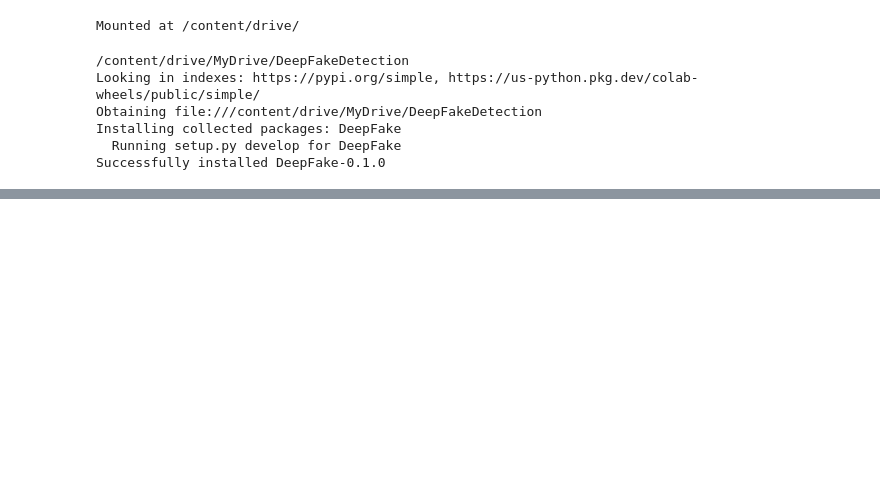
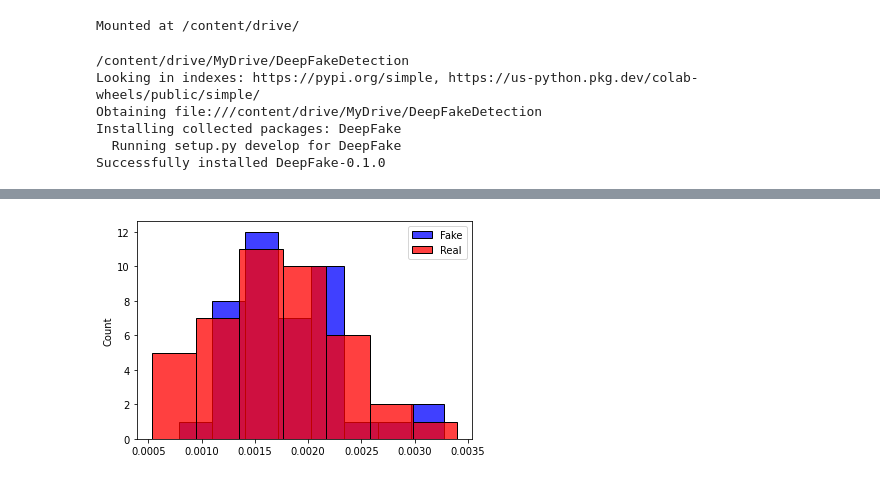
Before and after one commit to romitbarua/MultiModalDeepFake, a Jupyter notebook: TestingNotebooks/PCAvsMFCC.ipynb, the cells around one changed output, grey strips where cells are left out. Cells and saved outputs as stored; diff of their text form; code cells hidden in the pictures; blank space fills up the shorter version.

Commit message:
Updating file to handle all videos

```diff
--- a/TestingNotebooks/PCAvsMFCC.ipynb
+++ b/TestingNotebooks/PCAvsMFCC.ipynb
@@ -149,6 +156,7 @@ def generate_training_data(training_video_details, num_components):
     row_count = lip_frames_resized.shape[0]
 
     mfcc_features = librosa.feature.mfcc(y=audio, hop_length=int(sample_rate*librosa.get_duration(audio)/row_count)).T[:row_count, :]
+    mfcc_features = normalize(mfcc_features)
 
     if isinstance(lips_data, type(None)):
       lips_data = lip_frames_resized
@@ -178,6 +186,7 @@ def train_models(X, y):
   num_coef = y.shape[1]
   models = []
   for i in range(num_coef):
+    assert X.shape[0] == y[:, i].shape[0], 'X and y must have the same number of rows'
     model = LinearRegression().fit(X, y[:, i])
     models.append(model)
 
@@ -224,7 +251,19 @@ def eval_test_data(testing_video_details, pca, lips_data_mean, models, num_compo
     real_mfcc_errors = []
     fake_mfcc_errors = []
 
-    testing_id, real_lip_frames, fake_lip_frames, real_audio, fake_audio, real_sample_rate, fake_sample_rate = testing_video
+    testing_id, real_lip_frames, fake_lip_frames, real_audio, fake_audio, real_sample_rate, fake_sample_rate, real_video_path, fake_video_path = testing_video
+
+    if debug_mode:
+      print()
+      print('RUNNING TESTING FOR: ', testing_id)
+      print('Real Video Path: ', real_video_path)
+      print('Fake Video Path: ', fake_video_path)
+      print('--------------------------------------------')
+      print('--------------------------------------------')
+
+    if debug_mode:
+      print('Num of Items in Testing Video: ', len(testing_video))
+      #print('Testing Video Items: ', testing_video)
 
     real_lip_frames_resized = preprocess_lips(real_lip_frames)
     fake_lip_frames_resized = preprocess_lips(fake_lip_frames)
@@ -238,13 +277,24 @@ def eval_test_data(testing_video_details, pca, lips_data_mean, models, num_compo
     real_row_count = real_lip_frames_resized.shape[0]
     fake_row_count = fake_lip_frames_resized.shape[0]
 
-    real_mfcc_features = librosa.feature.mfcc(y=audio, hop_length=int(real_sample_rate*librosa.get_duration(real_audio)/real_row_count)).T[:real_row_count, :]
-    fake_mfcc_features = librosa.feature.mfcc(y=audio, hop_length=int(fake_sample_rate*librosa.get_duration(fake_audio)/fake_row_count)).T[:fake_row_count, :]
+    real_duration = librosa.get_duration(real_audio)
+    fake_duration = librosa.get_duration(fake_audio)
+
+    real_mfcc_features = librosa.feature.mfcc(y=real_audio, hop_length=int(real_sample_rate*real_duration/real_row_count)).T[:real_row_count, :]
+    real_mfcc_features = normalize(real_mfcc_features)
+    fake_mfcc_features = librosa.feature.mfcc(y=fake_audio, hop_length=int(fake_sample_rate*fake_duration/fake_row_count)).T[:fake_row_count, :]
+    fake_mfcc_features = normalize(fake_mfcc_features)
 
     if debug_mode:
       print('ORIGINAL MFCC FRAME SHAPES')
-      print('Real MFCC Frames: ', librosa.feature.mfcc(y=audio, hop_length=int(real_sample_rate*librosa.get_duration(real_audio)/real_row_count)).T.shape)
-      print('Fake MFCC Frames: ', librosa.feature.mfcc(y=audio, hop_length=int(fake_sample_rate*librosa.get_duration(fake_audio)/fake_row_count)).T.shape)
+      print('Real MFCC Frames: ', real_mfcc_features.shape)
+      print('Real Sample Rate:', real_sample_rate)
+      print('Real Duration: ', real_duration)
+      print('Real Frame Count: ', real_row_count)
+      print('Fake MFCC Frames: ', fake_mfcc_features.shape)
+      print('Fake Sample Rate:', fake_sample_rate)
+      print('Fake Duration: ', fake_duration)
+      print('Fake Frame Count: ', fake_row_count)
       print('--------------------------------------------')
 
 
@@ -287,6 +337,6 @@ def eval_test_data(testing_video_details, pca, lips_data_mean, models, num_compo
     fake_video_error.append(np.mean(fake_mfcc_errors))
 
 
-    return real_video_error, fake_video_error
+  return real_video_error, fake_video_error
 # %%
-real_video_error, fake_video_error = eval_test_data(testing_videos_details, pca, lips_data_mean, models, 10, True)
+real_video_error, fake_video_error = eval_test_data(testing_videos_details, pca, lips_data_mean, models, 10, False)
@@ -293,3 +345,10 @@ real_video_error, fake_video_error = eval_test_data(testing_videos_details, pca,
+# %%
+sns.histplot(fake_video_error, label='Fake', color='blue')
+sns.histplot(real_video_error, label='Real', color='red')
+plt.legend()
+plt.show()
+# %% [output]
+[figure, added]
 # %%
 #reshape_lip_frames = lip_frames_resized.reshape(lip_frames_resized.shape[0], lip_frames_resized.shape[1]*lip_frames_resized.shape[2])
 # %%
```
Also changed, not shown: parts of 23 cells of this notebook.
